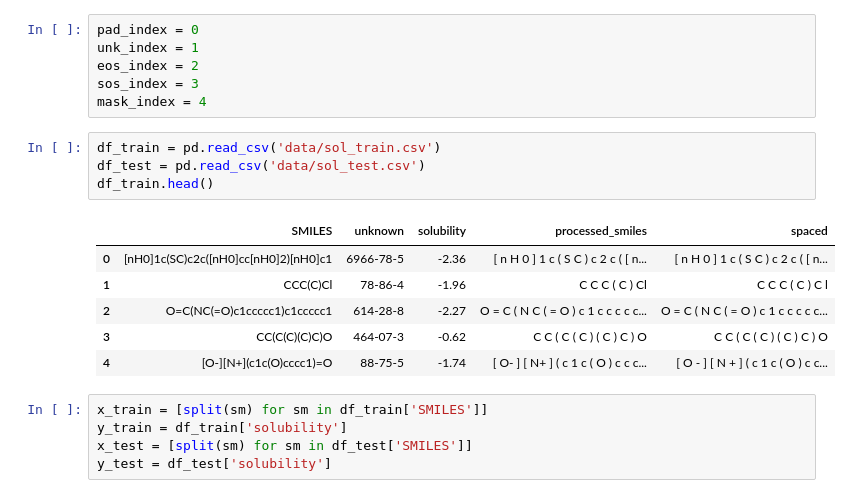
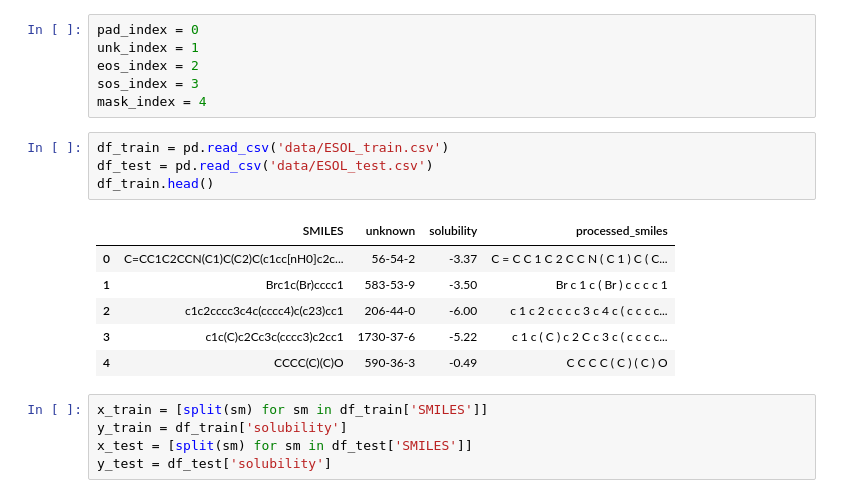
Before and after one commit to DSPsleeporg/smiles-transformer, a Jupyter notebook: smiles_transformer/predict_bert.ipynb, the cells around one changed output. Saved outputs shown, nothing was run; the diff lists cells and outputs as text.

```diff
--- a/smiles_transformer/predict_bert.ipynb
+++ b/smiles_transformer/predict_bert.ipynb
@@ -35,16 +35,16 @@ eos_index = 2
 sos_index = 3
 mask_index = 4
 # %%
-df_train = pd.read_csv('data/sol_train.csv')
-df_test = pd.read_csv('data/sol_test.csv')
+df_train = pd.read_csv('data/ESOL_train.csv')
+df_test = pd.read_csv('data/ESOL_test.csv')
 df_train.head()
 # %% [output]
-|  | SMILES | unknown | solubility | processed_smiles | spaced |
-| 0 | [nH0]1c(SC)c2c([nH0]cc[nH0]2)[nH0]c1 | 6966-78-5 | -2.36 | [ n H 0 ] 1 c ( S C ) c 2 c ( [ n... | [ n H 0 ] 1 c ( S C ) c 2 c ( [ n... |
-| 1 | CCC(C)Cl | 78-86-4 | -1.96 | C C C ( C ) Cl | C C C ( C ) C l |
-| 2 | O=C(NC(=O)c1ccccc1)c1ccccc1 | 614-28-8 | -2.27 | O = C ( N C ( = O ) c 1 c c c c c... | O = C ( N C ( = O ) c 1 c c c c c... |
-| 3 | CC(C(C)(C)C)O | 464-07-3 | -0.62 | C C ( C ( C ) ( C ) C ) O | C C ( C ( C ) ( C ) C ) O |
-| 4 | [O-][N+](c1c(O)cccc1)=O | 88-75-5 | -1.74 | [ O- ] [ N+ ] ( c 1 c ( O ) c c c... | [ O - ] [ N + ] ( c 1 c ( O ) c c... |
+|  | SMILES | unknown | solubility | processed_smiles |
+| 0 | C=CC1C2CCN(C1)C(C2)C(c1cc[nH0]c2c... | 56-54-2 | -3.37 | C = C C 1 C 2 C C N ( C 1 ) C ( C... |
+| 1 | Brc1c(Br)cccc1 | 583-53-9 | -3.50 | Br c 1 c ( Br ) c c c c 1 |
+| 2 | c1c2cccc3c4c(cccc4)c(c23)cc1 | 206-44-0 | -6.00 | c 1 c 2 c c c c 3 c 4 c ( c c c c... |
+| 3 | c1c(C)c2Cc3c(cccc3)c2cc1 | 1730-37-6 | -5.22 | c 1 c ( C ) c 2 C c 3 c ( c c c c... |
+| 4 | CCCC(C)(C)O | 590-36-3 | -0.49 | C C C C ( C ) ( C ) O |
 # %%
 x_train = [split(sm) for sm in df_train['SMILES']]
 y_train = df_train['solubility']
```
Also changed, not shown: parts of 7 cells of this notebook, 3 other files.
